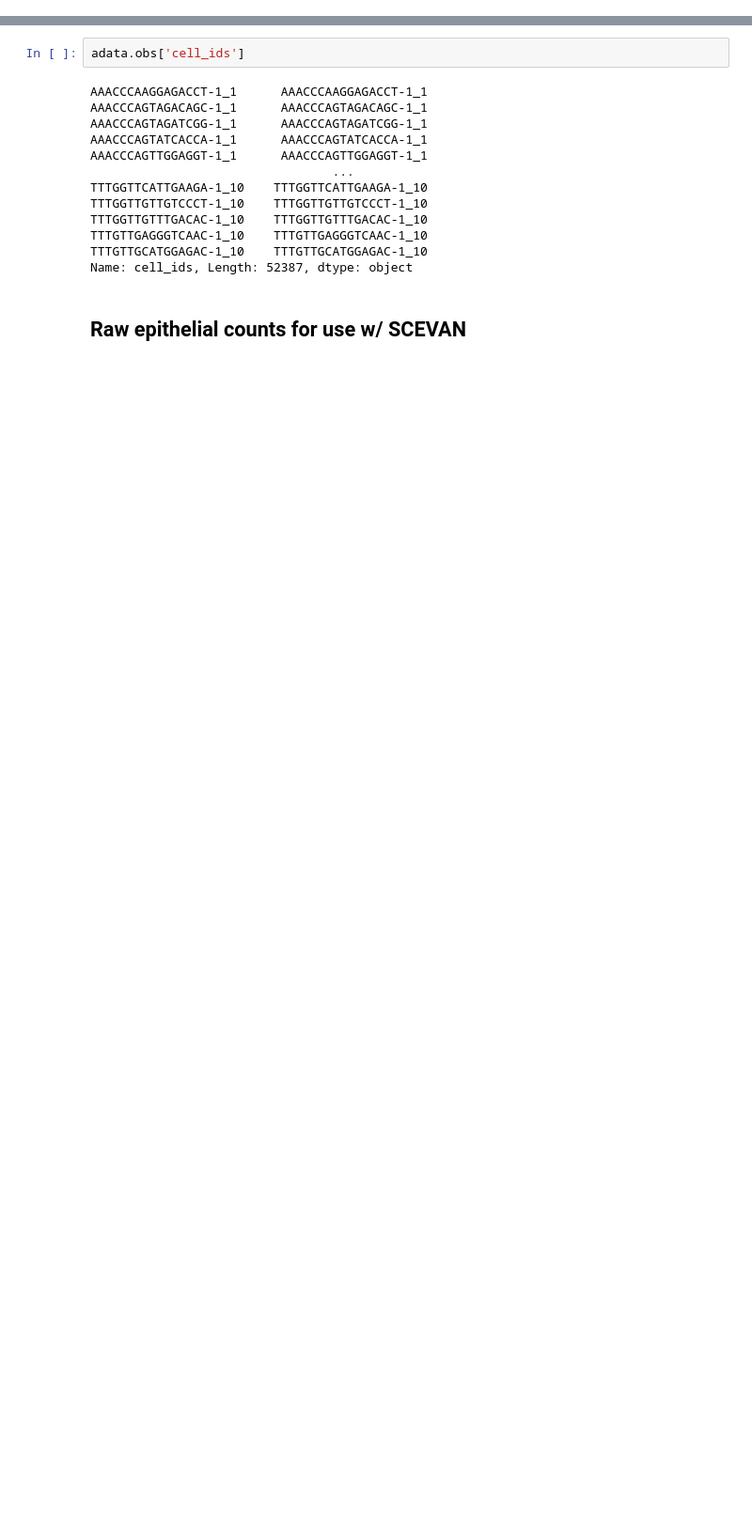
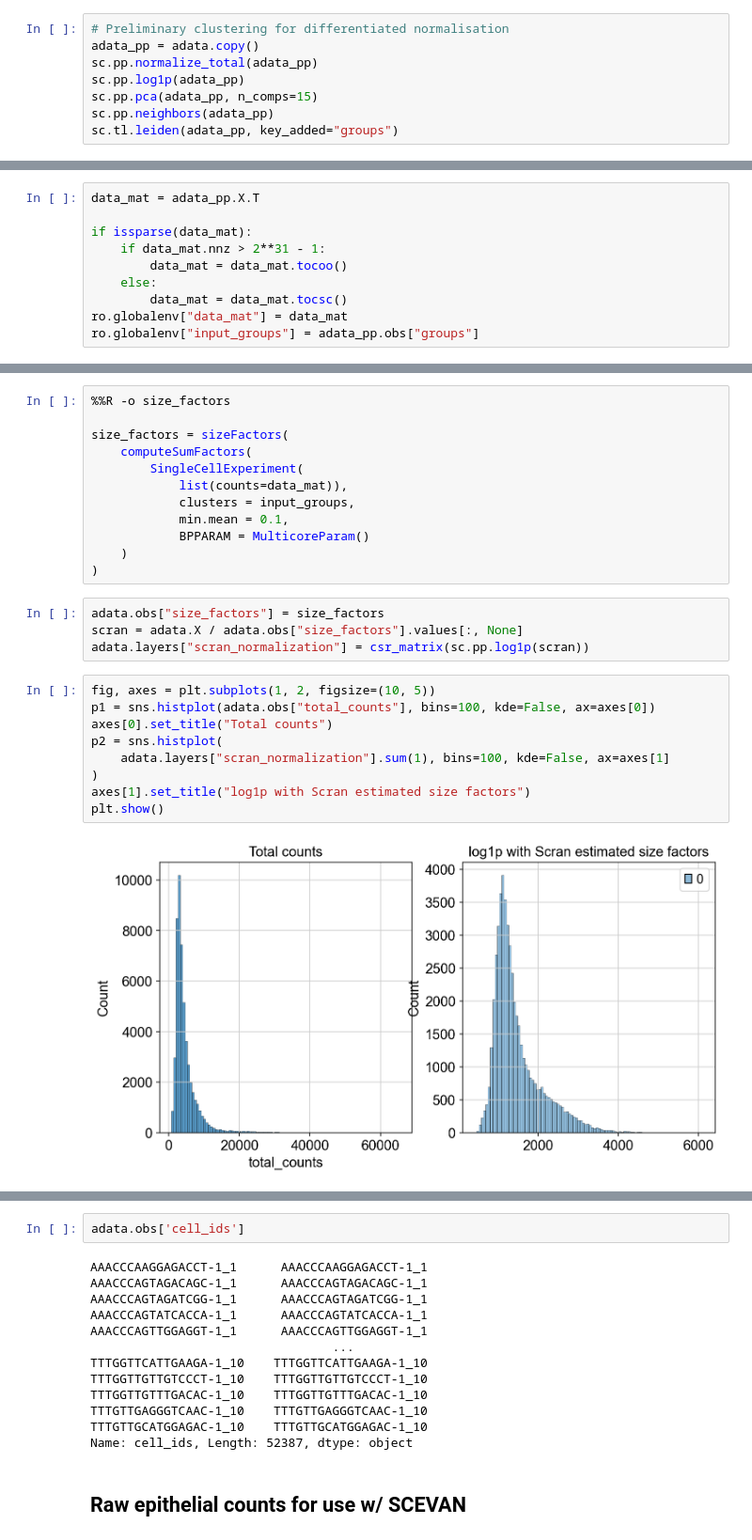
Before and after one commit to alex-broadley/OAC_masters_project, a Jupyter notebook: Scanpy_sc/paperData_sc_analysis.ipynb, the cells around one changed output, grey strips where cells are left out. Shown at 94% size. Saved outputs shown, nothing was run; the diff lists cells and outputs as text; blank space fills up the shorter version.

```diff
--- a/Scanpy_sc/paperData_sc_analysis.ipynb
+++ b/Scanpy_sc/paperData_sc_analysis.ipynb
@@ -35,0 +130,8 @@ adata.obs['cell_ids'] = adata.obs.index
+# %%
+# Preliminary clustering for differentiated normalisation
+adata_pp = adata.copy()
+sc.pp.normalize_total(adata_pp)
+sc.pp.log1p(adata_pp)
+sc.pp.pca(adata_pp, n_comps=15)
+sc.pp.neighbors(adata_pp)
+sc.tl.leiden(adata_pp, key_added="groups")
@@ -35,0 +141,10 @@ adata.obs['cell_ids'] = adata.obs.index
+# %%
+data_mat = adata_pp.X.T
+
+if issparse(data_mat):
+    if data_mat.nnz > 2**31 - 1:
+        data_mat = data_mat.tocoo()
+    else:
+        data_mat = data_mat.tocsc()
+ro.globalenv["data_mat"] = data_mat
+ro.globalenv["input_groups"] = adata_pp.obs["groups"]
@@ -35,0 +153,27 @@ adata.obs['cell_ids'] = adata.obs.index
+# %%
+%%R -o size_factors
+
+size_factors = sizeFactors(
+    computeSumFactors(
+        SingleCellExperiment(
+            list(counts=data_mat)),
+            clusters = input_groups,
+            min.mean = 0.1,
+            BPPARAM = MulticoreParam()
+    )
+)
+# %%
+adata.obs["size_factors"] = size_factors
+scran = adata.X / adata.obs["size_factors"].values[:, None]
+adata.layers["scran_normalization"] = csr_matrix(sc.pp.log1p(scran))
+# %%
+fig, axes = plt.subplots(1, 2, figsize=(10, 5))
+p1 = sns.histplot(adata.obs["total_counts"], bins=100, kde=False, ax=axes[0])
+axes[0].set_title("Total counts")
+p2 = sns.histplot(
+    adata.layers["scran_normalization"].sum(1), bins=100, kde=False, ax=axes[1]
+)
+axes[1].set_title("log1p with Scran estimated size factors")
+plt.show()
+# %% [output]
+[figure, added]
```
Also changed, not shown: parts of 314 cells of this notebook, 23 other files.
